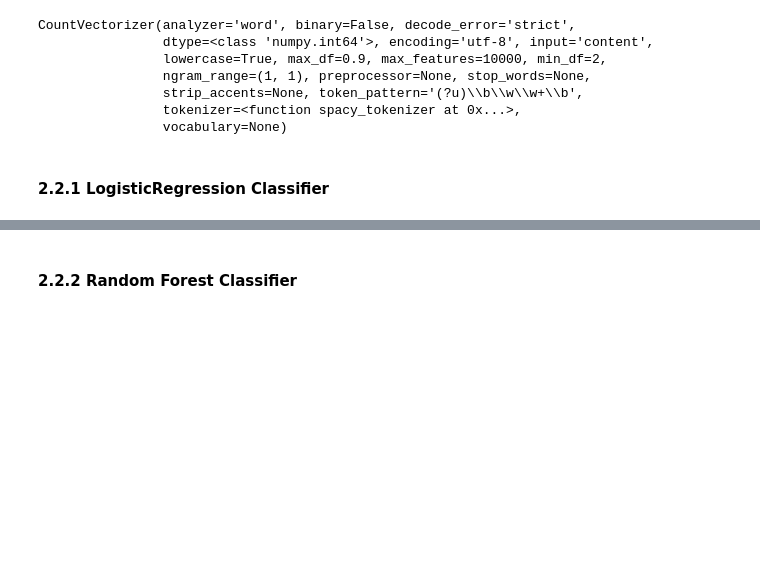
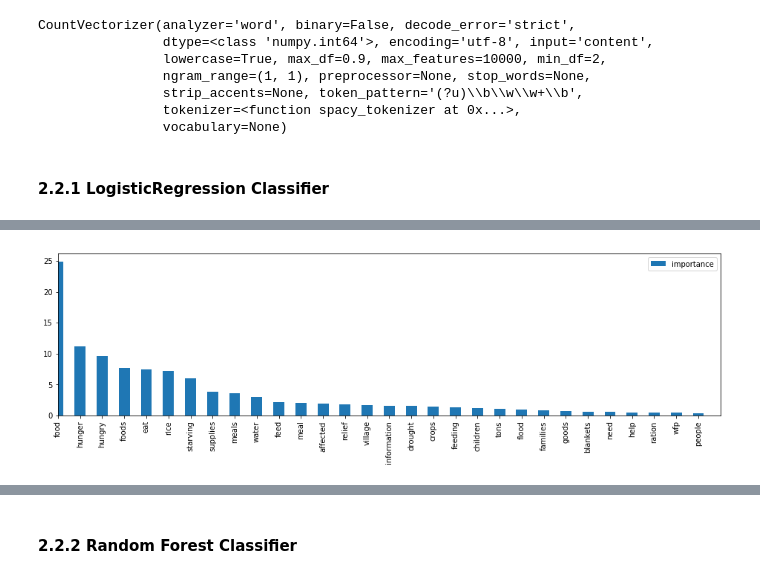
Before and after one commit to marco-bellini/NLP_disaster, a Jupyter notebook: classify_ttv.ipynb, the cells around one changed output, grey strips where cells are left out. Saved outputs shown, nothing was run; the diff lists cells and outputs as text; code cells hidden in the pictures; blank space fills up the shorter version.

```diff
--- a/classify_ttv.ipynb
+++ b/classify_ttv.ipynb
@@ -278,8 +296,13 @@ cv.fit(X_train_tdidf,Y_train);
 # %%
-clf=cv.best_estimator_
+clf=cv.best_estimator_.steps[0][1]
 # y_pred=clf.predict(X_test_tdidf)
 y_pred=clf.predict(X_valid_tdidf)
 y_score = clf.predict_proba(X_valid_tdidf)[:,1]
 
 res={'LR':y_score}
+# res['LR']=y_score
+# %%
+plot_feature_importance_bow_lr(clf,bow,figsize=(16,4),n_features=30)
+# %% [output]
+[figure, added]
 # %%
```
Also changed, not shown: parts of 36 cells of this notebook.
